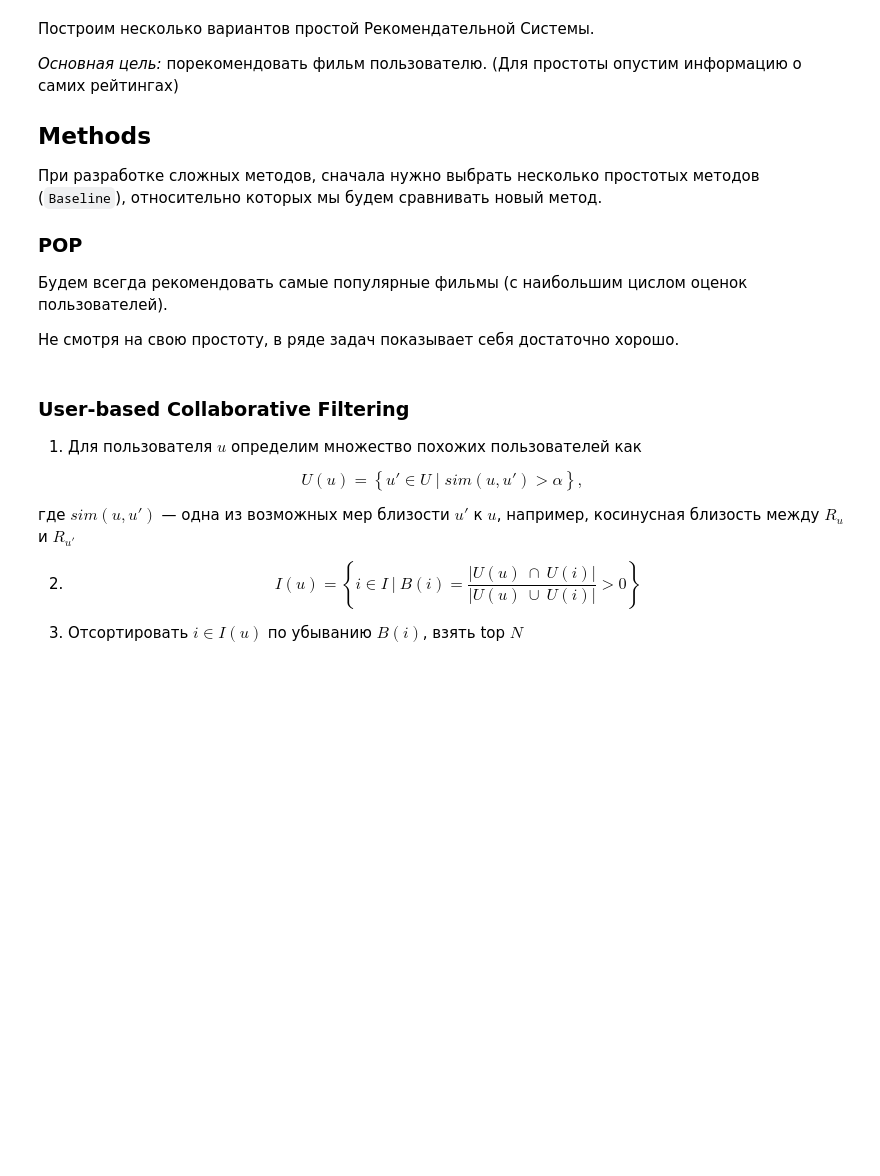
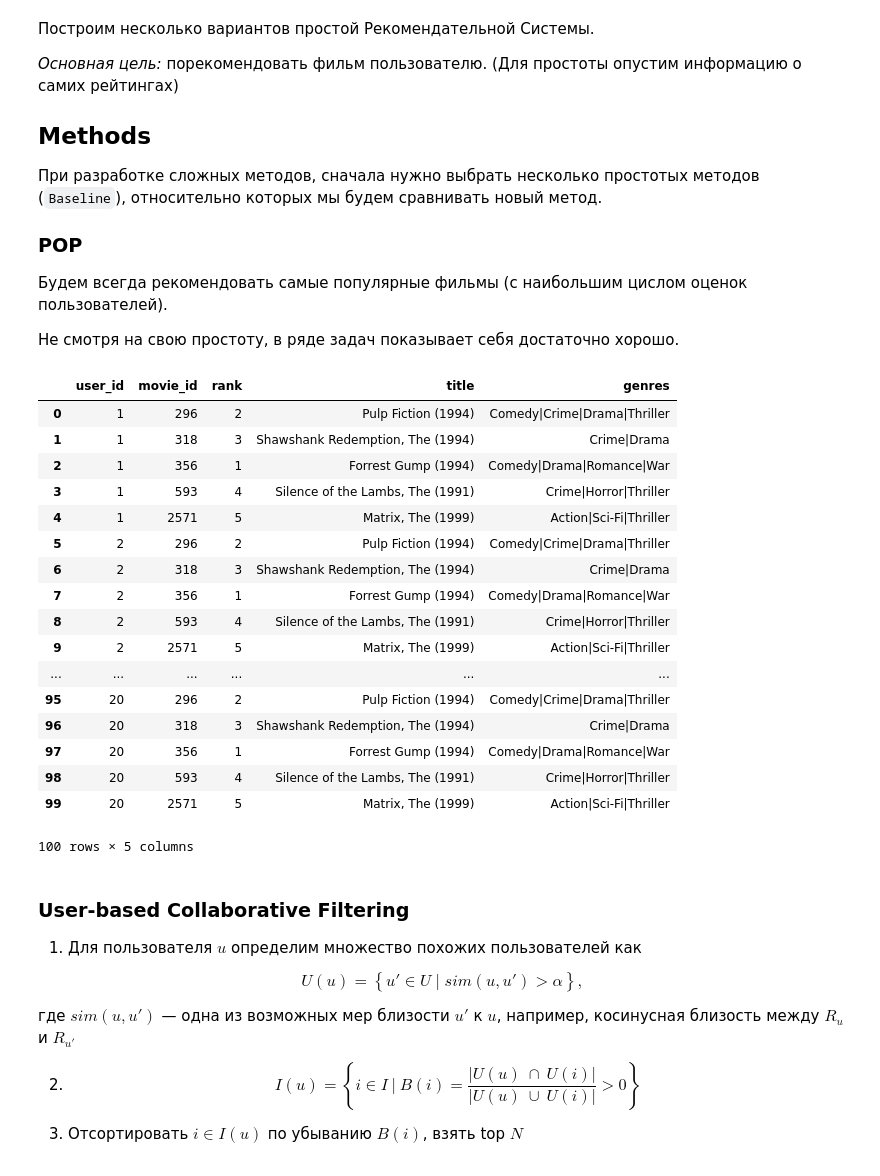
Before and after one commit to ishugaepov/MLBD, a Jupyter notebook: spark_sql/notebooks/spark_sql_examples.ipynb, the cells around one changed output. Cells and saved outputs as stored; diff of their text form; code cells hidden in the pictures; blank space fills up the shorter version.

```diff
--- a/spark_sql/notebooks/spark_sql_examples.ipynb
+++ b/spark_sql/notebooks/spark_sql_examples.ipynb
@@ -40,7 +40,7 @@ spark = SparkSession \
 sc = spark.sparkContext
 sqlContext = SQLContext(sc)
 # %%
-DATA_PATH = '/workspace/data/ml-25m'
+DATA_PATH = 'workspace/data/ml-25m'
 
 RATINGS_PATH = os.path.join(DATA_PATH, 'ratings.csv')
 MOVIES_PATH = os.path.join(DATA_PATH, 'movies.csv')
@@ -137,7 +138,8 @@ movies_df = sqlContext.read.format("com.databricks.spark.csv") \
     .option("delimiter", ",") \
     .option("header", "true") \
     .option("inferSchema", "true") \
-    .load('file:///' + MOVIES_PATH)
+    .load('file:///' + MOVIES_PATH) \
+    .limit(100000) # for speed up purposes
 # %%
 movies_df.printSchema()
 # %% [output]
@@ -377,3 +402,51 @@ ratings_df \
+# %%
+######################################
+######### YOUR CODE HERE #############
+######################################
+
+def pop_recommend(ratings_train, users, total_recommendations):
+    sorted_pop = ratings_train \
+      .groupby('movie_id') \
+      .count() \
+      .sort(F.col('count').desc())
+
+    res = users.crossJoin(sorted_pop.limit(total_recommendations))
+    res = res.withColumn('-count', -F.col('count'))
+    user_window = Window.partitionBy('user_id').orderBy('-count')
+    return res \
+      .withColumn('rank', F.rank().over(user_window)) \
+      .drop('movieId', '-count', 'count')
+
+first_users = ratings_df \
+  .select('user_id') \
+  .distinct() \
+  .limit(20)
+
+res = pop_recommend(ratings_df, first_users, 5)
+res \
+  .join(movies_df, res['movie_id'] == movies_df['movieId']) \
+  .orderBy('user_id') \
+  .drop('movieId') \
+  .toPandas()
+# %% [output]
+|  | user_id | movie_id | rank | title | genres |
+| 0 | 1 | 296 | 2 | Pulp Fiction (1994) | Comedy|Crime|Drama|Thriller |
+| 1 | 1 | 318 | 3 | Shawshank Redemption, The (1994) | Crime|Drama |
+| 2 | 1 | 356 | 1 | Forrest Gump (1994) | Comedy|Drama|Romance|War |
+| 3 | 1 | 593 | 4 | Silence of the Lambs, The (1991) | Crime|Horror|Thriller |
+| 4 | 1 | 2571 | 5 | Matrix, The (1999) | Action|Sci-Fi|Thriller |
+| 5 | 2 | 296 | 2 | Pulp Fiction (1994) | Comedy|Crime|Drama|Thriller |
+| 6 | 2 | 318 | 3 | Shawshank Redemption, The (1994) | Crime|Drama |
+| 7 | 2 | 356 | 1 | Forrest Gump (1994) | Comedy|Drama|Romance|War |
+| 8 | 2 | 593 | 4 | Silence of the Lambs, The (1991) | Crime|Horror|Thriller |
+| 9 | 2 | 2571 | 5 | Matrix, The (1999) | Action|Sci-Fi|Thriller |
+| ... | ... | ... | ... | ... | ... |
+| 95 | 20 | 296 | 2 | Pulp Fiction (1994) | Comedy|Crime|Drama|Thriller |
+| 96 | 20 | 318 | 3 | Shawshank Redemption, The (1994) | Crime|Drama |
+| 97 | 20 | 356 | 1 | Forrest Gump (1994) | Comedy|Drama|Romance|War |
+| 98 | 20 | 593 | 4 | Silence of the Lambs, The (1991) | Crime|Horror|Thriller |
+| 99 | 20 | 2571 | 5 | Matrix, The (1999) | Action|Sci-Fi|Thriller |
+100 rows × 5 columns
 # %% [markdown]
 ### User-based Collaborative Filtering
 
```
Also changed, not shown: parts of 16 cells of this notebook.
